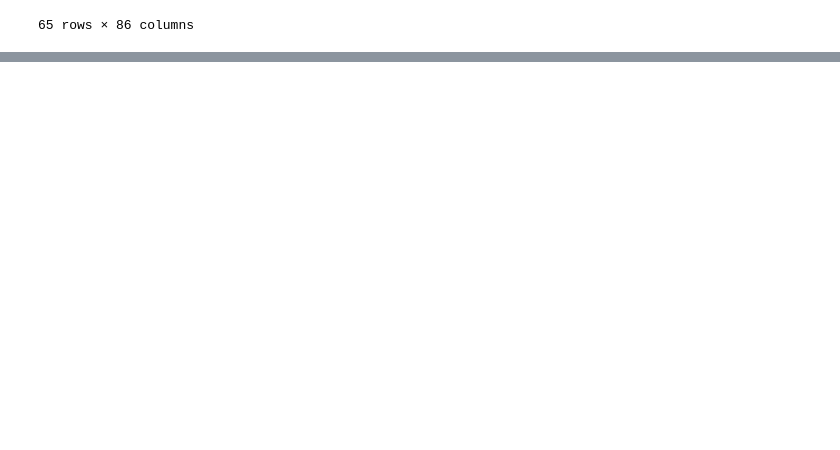
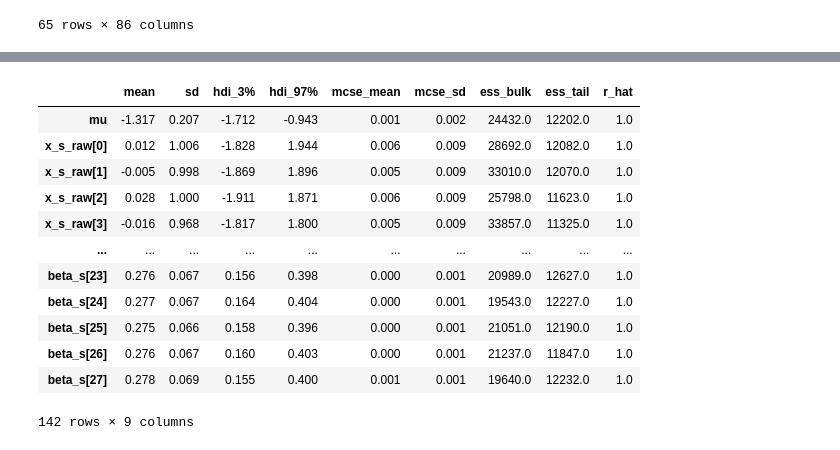
Before and after one commit to SepehrAkbari/enrollment-cliff, a Jupyter notebook: bhm/main.ipynb, the cells around one changed output, grey strips where cells are left out. Cells and saved outputs as stored; diff of their text form; code cells hidden in the pictures; blank space fills up the shorter version.

```diff
--- a/bhm/main.ipynb
+++ b/bhm/main.ipynb
@@ -125,0 +139,17 @@ Wisconsin       88    7       9      83   0.097826  0.000949
+# %%
+trace = az.from_netcdf('traces/trace_multilayer.nc')
+az.summary(trace)
+# %% [output]
+|  | mean | sd | hdi_3% | hdi_97% | mcse_mean | mcse_sd | ess_bulk | ess_tail | r_hat |
+| mu | -1.317 | 0.207 | -1.712 | -0.943 | 0.001 | 0.002 | 24432.0 | 12202.0 | 1.0 |
+| x_s_raw[0] | 0.012 | 1.006 | -1.828 | 1.944 | 0.006 | 0.009 | 28692.0 | 12082.0 | 1.0 |
+| x_s_raw[1] | -0.005 | 0.998 | -1.869 | 1.896 | 0.005 | 0.009 | 33010.0 | 12070.0 | 1.0 |
+| x_s_raw[2] | 0.028 | 1.000 | -1.911 | 1.871 | 0.006 | 0.009 | 25798.0 | 11623.0 | 1.0 |
+| x_s_raw[3] | -0.016 | 0.968 | -1.817 | 1.800 | 0.005 | 0.009 | 33857.0 | 11325.0 | 1.0 |
+| ... | ... | ... | ... | ... | ... | ... | ... | ... | ... |
+| beta_s[23] | 0.276 | 0.067 | 0.156 | 0.398 | 0.000 | 0.001 | 20989.0 | 12627.0 | 1.0 |
+| beta_s[24] | 0.277 | 0.067 | 0.164 | 0.404 | 0.000 | 0.001 | 19543.0 | 12227.0 | 1.0 |
+| beta_s[25] | 0.275 | 0.066 | 0.158 | 0.396 | 0.000 | 0.001 | 21051.0 | 12190.0 | 1.0 |
+| beta_s[26] | 0.276 | 0.067 | 0.160 | 0.403 | 0.000 | 0.001 | 21237.0 | 11847.0 | 1.0 |
+| beta_s[27] | 0.278 | 0.069 | 0.155 | 0.400 | 0.001 | 0.001 | 19640.0 | 12232.0 | 1.0 |
+142 rows × 9 columns
```
Also changed, not shown: parts of 11 cells of this notebook, 10 other files.
